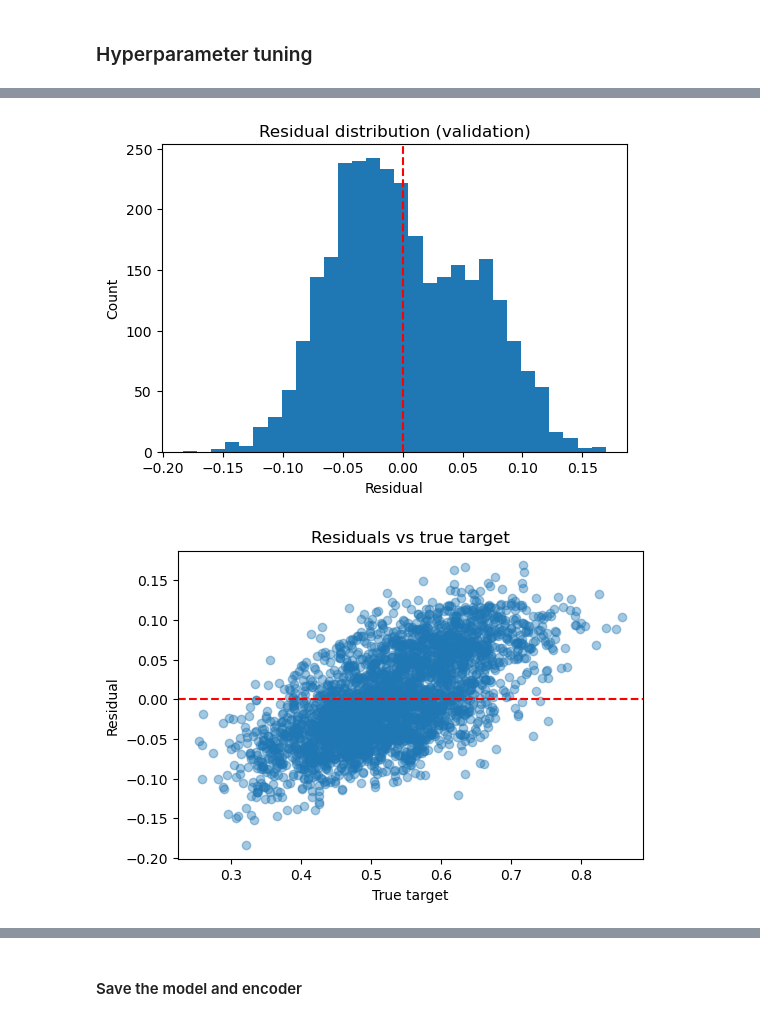
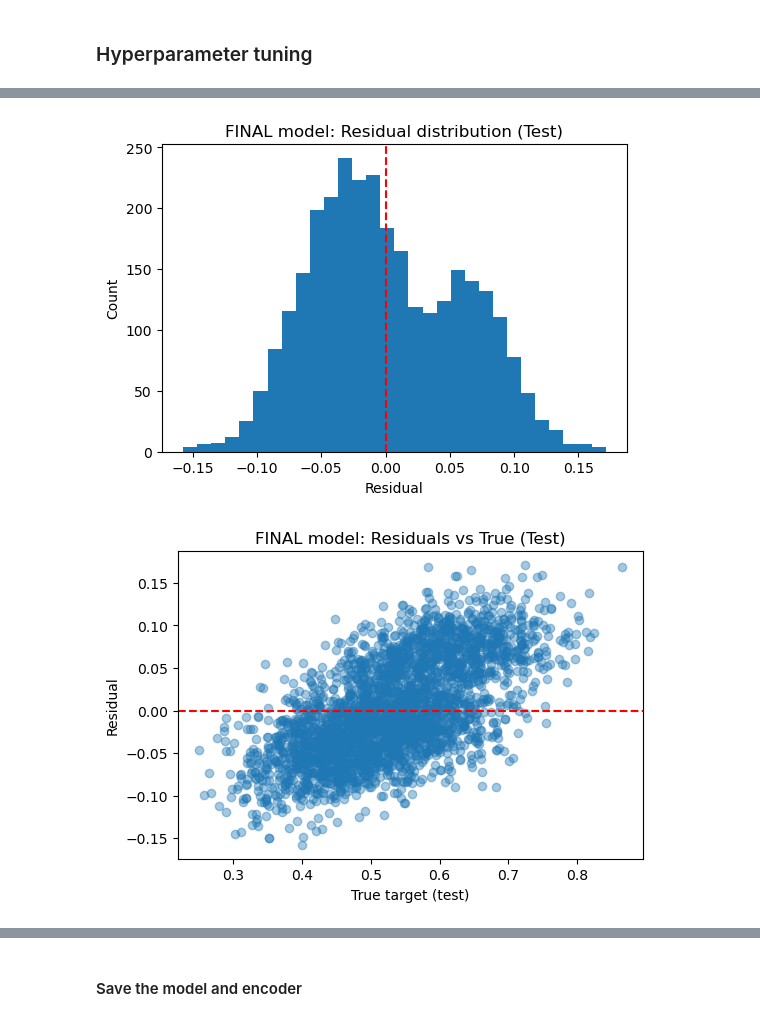
Before and after one commit to Aigerim05/Personalized-Workout-Nutrition-plans-generation-, a Jupyter notebook: 4_Workout_model.ipynb, the cells around one changed output, grey strips where cells are left out. Drawn from its saved outputs; the diff is of its cells as text; code cells hidden in the pictures.

```diff
--- a/4_Workout_model.ipynb
+++ b/4_Workout_model.ipynb
@@ -211,8 +235,25 @@ Best CV RMSE: 0.06037780911779522
 # %%
-best_model = search.best_estimator_
+# ============================================================
+# SECTION 4: FINAL MODEL (best tuned hyperparams substituted)
+# Classical step: train on TRAIN+VAL, then test once
+# ============================================================
+# Combine train + val encoded matrices
+if issparse(X_train_enc) or issparse(X_val_enc):
+    X_trainval_enc = vstack([X_train_enc, X_val_enc])
+else:
+    X_trainval_enc = np.vstack([X_train_enc, X_val_enc])
 
-val_pred = best_model.predict(X_val_enc)
-val_rmse = np.sqrt(mean_squared_error(y_val, val_pred))
+y_trainval = np.concatenate([y_train.to_numpy(), y_val.to_numpy()])
 
-print(f"Validation RMSE after tuning: {val_rmse:.6f}")
+final_model = XGBRegressor(
+    **best_params,
+    objective="reg:squarederror",
+    random_state=42,
+    n_jobs=-1
+)
+final_model.fit(X_trainval_enc, y_trainval)
+
+test_pred_final = final_model.predict(X_test_enc)
+test_rmse_final = rmse(y_test, test_pred_final)
+print(f"[FINAL] Test RMSE (trained on train+val): {test_rmse_final:.6f}")
 # %% [output]
@@ -238,23 +278,24 @@ plt.show()
 # %%
-residuals = y_val - val_pred
+# Residuals (TEST)
+test_residuals = y_test - test_pred_final
 
-plt.figure(figsize=(6,4))
-plt.hist(residuals, bins=30)
+plt.figure(figsize=(6, 4))
+plt.hist(test_residuals, bins=30)
 plt.axvline(0, color="red", linestyle="--")
-plt.title("Residual distribution (validation)")
+plt.title("FINAL model: Residual distribution (Test)")
 plt.xlabel("Residual")
 plt.ylabel("Count")
 plt.show()
 # %% [output]
-[figure, old version]
+[figure, new version]
 # %%
-plt.figure(figsize=(6,4))
-plt.scatter(y_val, residuals, alpha=0.4)
+plt.figure(figsize=(6, 4))
+plt.scatter(y_test, test_residuals, alpha=0.4)
 plt.axhline(0, color="red", linestyle="--")
-plt.xlabel("True target")
+plt.xlabel("True target (test)")
 plt.ylabel("Residual")
-plt.title("Residuals vs true target")
+plt.title("FINAL model: Residuals vs True (Test)")
 plt.show()
 # %% [output]
-[figure, old version]
+[figure, new version]
 # %%
```
Also changed, not shown: parts of 16 cells of this notebook, 3 other files.
